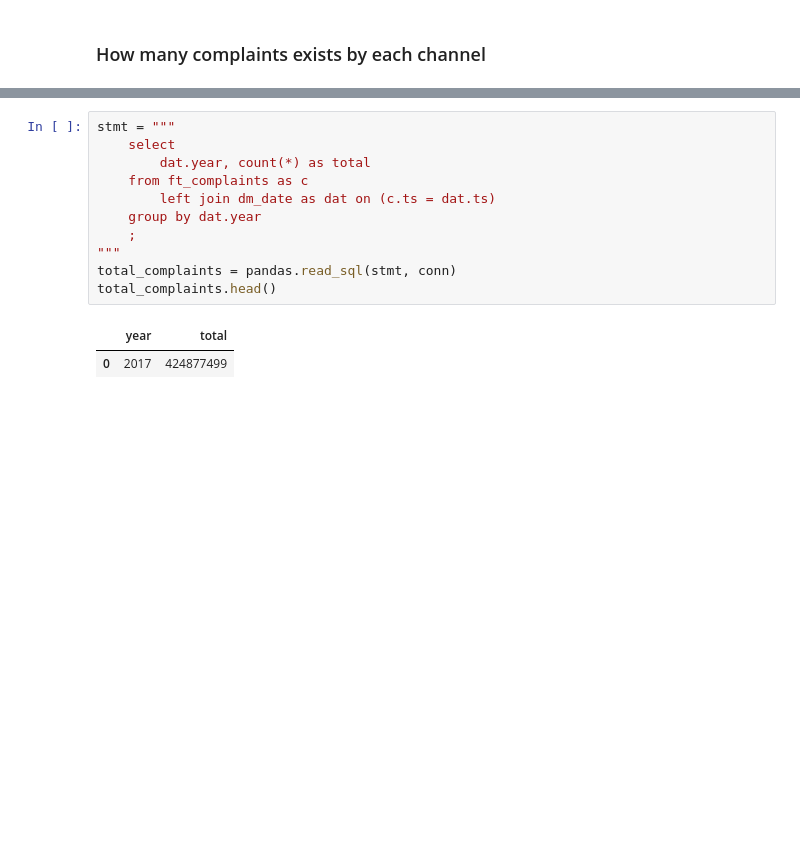
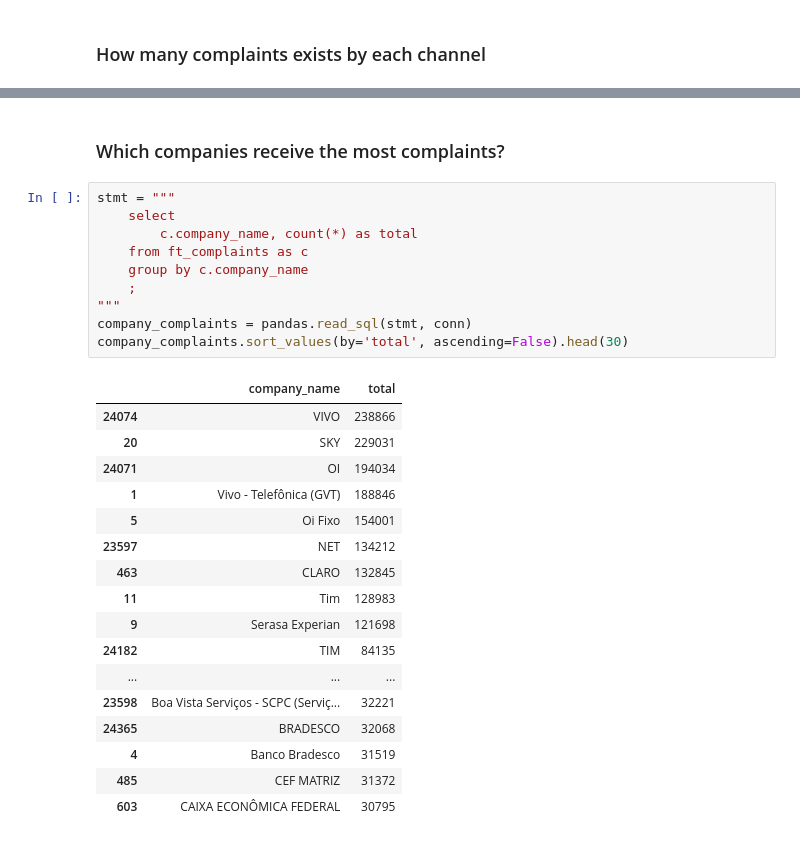
Before and after one commit to renatolsromao/udacity-dend-project6-brazilian_consumer_complaints_pipeline, a Jupyter notebook: analysis/analysis-dw.ipynb, the cells around one changed output, grey strips where cells are left out. Drawn from its saved outputs; the diff is of its cells as text; blank space fills up the shorter version.

```diff
--- a/analysis/analysis-dw.ipynb
+++ b/analysis/analysis-dw.ipynb
@@ -49,14 +279,30 @@ By year
+# %% [markdown]
+### Which companies receive the most complaints?
 # %%
 stmt = """
     select
-        dat.year, count(*) as total
+        c.company_name, count(*) as total
     from ft_complaints as c
-        left join dm_date as dat on (c.ts = dat.ts)
-    group by dat.year
+    group by c.company_name
     ;
 """
-total_complaints = pandas.read_sql(stmt, conn)
-total_complaints.head()
+company_complaints = pandas.read_sql(stmt, conn)
+company_complaints.sort_values(by='total', ascending=False).head(30)
 # %% [output]
-|  | year | total |
-| 0 | 2017 | 424877499 |
+|  | company_name | total |
+| 24074 | VIVO | 238866 |
+| 20 | SKY | 229031 |
+| 24071 | OI | 194034 |
+| 1 | Vivo - Telefônica (GVT) | 188846 |
+| 5 | Oi Fixo | 154001 |
+| 23597 | NET | 134212 |
+| 463 | CLARO | 132845 |
+| 11 | Tim | 128983 |
+| 9 | Serasa Experian | 121698 |
+| 24182 | TIM | 84135 |
+| ... | ... | ... |
+| 23598 | Boa Vista Serviços - SCPC (Serviç... | 32221 |
+| 24365 | BRADESCO | 32068 |
+| 4 | Banco Bradesco | 31519 |
+| 485 | CEF MATRIZ | 31372 |
+| 603 | CAIXA ECONÔMICA FEDERAL | 30795 |
```
Also changed, not shown: parts of 38 cells of this notebook, 5 other files.
